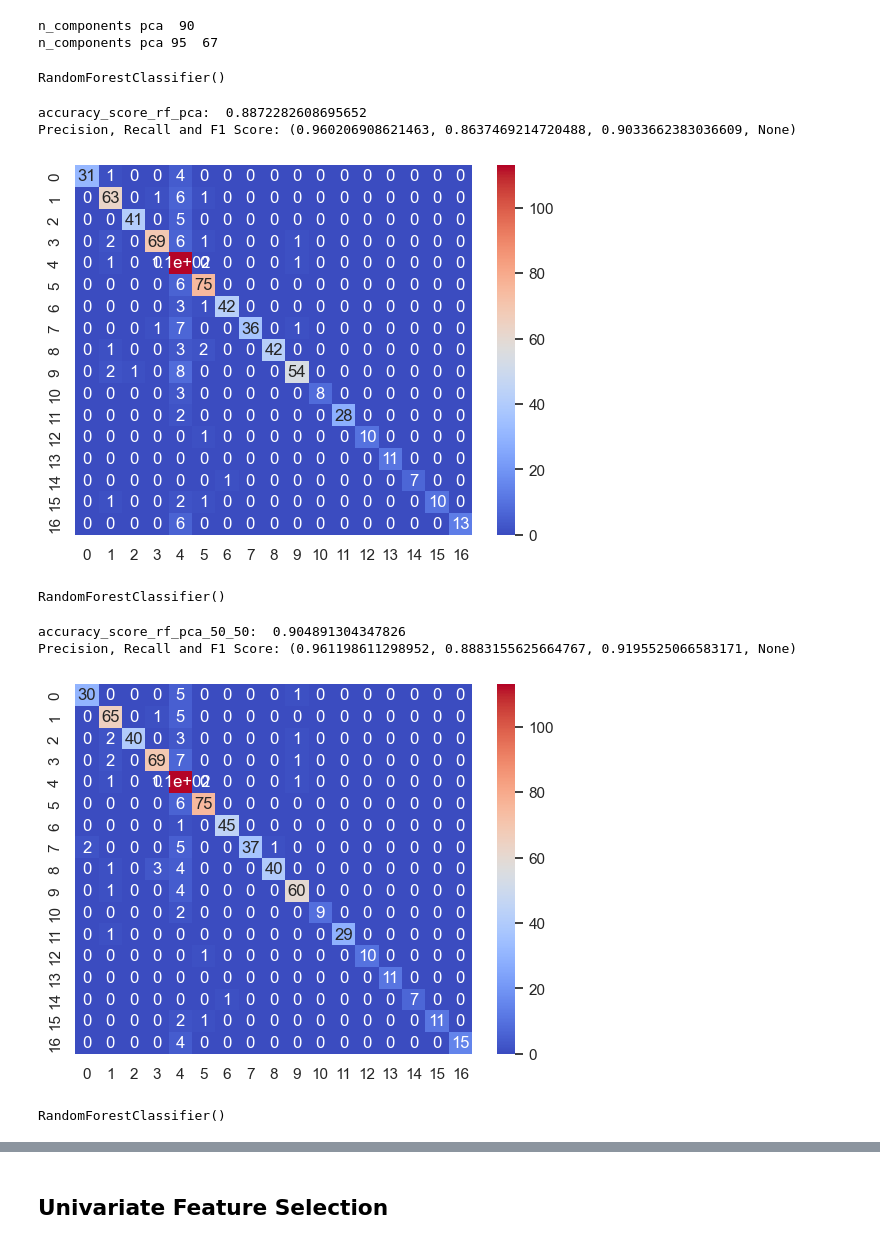
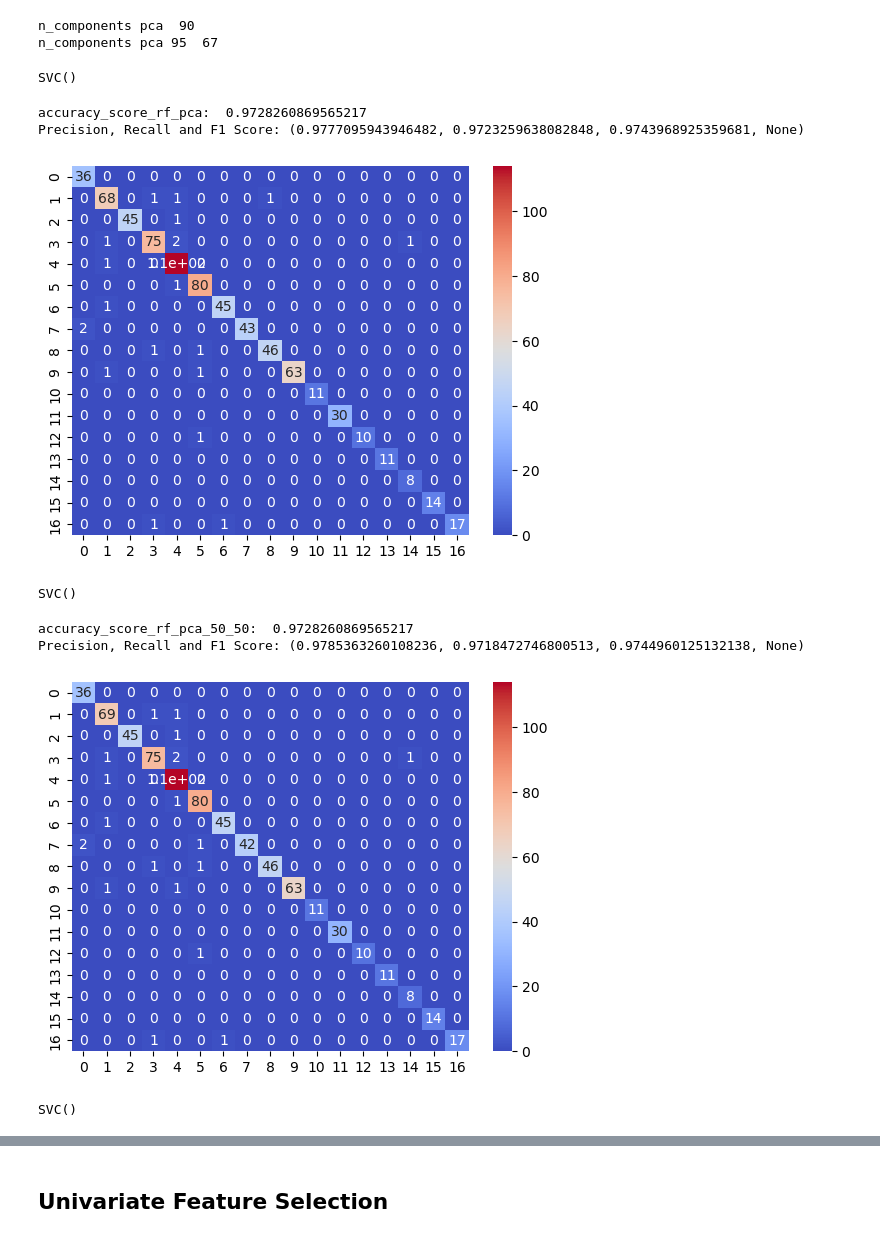
Before and after one commit to Tharusha-Lekamge/CS4622-ML-Labs, a Jupyter notebook: Lab01-Feature-Engineering/src/lab01.ipynb, the cells around one changed output, grey strips where cells are left out. Saved outputs shown, nothing was run; the diff lists cells and outputs as text; code cells hidden in the pictures.

```diff
--- a/Lab01-Feature-Engineering/src/lab01.ipynb
+++ b/Lab01-Feature-Engineering/src/lab01.ipynb
@@ -46,8 +50,10 @@ train.describe()
 # %%
 # Extracting x and y
 
-x_train = train.copy().drop(columns=["label_1", "label_2", "label_3", "label_4"])
-x_valid = valid.copy().drop(columns=["label_1", "label_2", "label_3", "label_4"])
+x_train = train.copy().drop(
+    columns=["label_1", "label_2", "label_3", "label_4"])
+x_valid = valid.copy().drop(
+    columns=["label_1", "label_2", "label_3", "label_4"])
 x_feature_names = ["feature_" + str(i) for i in range(1, 257)]
 
 iD_train = train["label_1"].to_frame()
@@ -86,13 +88,24 @@ label_2 17 0.05960729312762973
 label_3 2 0.007012622720897616
 label_4 14 0.049088359046283316
 # %%
-# Scaling all features using standardScalar
+# Scaling Features
 
-scaler_main = StandardScaler()
-scaler_main.fit(x_train)
+scaler_standard = StandardScaler()
+scaler_standard.fit(x_train)
 
-x_train_scaled = pd.DataFrame(scaler_main.transform(x_train), columns=x_feature_names)
-x_valid_scaled = pd.DataFrame(scaler_main.transform(x_valid), columns=x_feature_names)
+x_train_scaled_standard = pd.DataFrame(
+    scaler_standard.transform(x_train), columns=x_feature_names
+)
+x_valid_scaled_standard = pd.DataFrame(
+    scaler_standard.transform(x_valid), columns=x_feature_names
+)
+
+# Scaling using RobustScaler
+scaler_robust = RobustScaler()
+scaler_robust.fit(x_train)
+
+x_train_scaled = pd.DataFrame(scaler_robust.transform(x_train), columns=x_feature_names)
+x_valid_scaled = pd.DataFrame(scaler_robust.transform(x_valid), columns=x_feature_names)
 # %% [markdown]
 ## For Age as Continuous
 
@@ -320,7 +329,7 @@ age_y_valid_cat_encoded = label_encoder.transform(age_y_valid_cat)
 # %% [markdown]
 ## Initial
 # %%
-# Train a random forest classifier
+# Train a SVC on non-engineered Data
 
-rf_model_initial = RandomForestClassifier()
+rf_model_initial = SVC()
 rf_model_initial.fit(age_x_train_cat, age_y_train_cat_encoded)
@@ -526,48 +538,51 @@ n_components pca 95  67
 # %%
 # Train a Random forest
 
-rf_model_pca = RandomForestClassifier()
+rf_model_pca = SVC()
 rf_model_pca.fit(age_x_train_pca, age_y_train_cat_encoded)
 # %% [output]
-RandomForestClassifier()
+SVC()
 # %%
 # Make predictions on the test data - pca - 100
 y_pred_rf_pca = rf_model_pca.predict(age_x_valid_pca)
 
 # get accuracy score
 accuracy_score_rf_pca = accuracy_score(age_y_valid_cat_encoded, y_pred_rf_pca)
 print("accuracy_score_rf_pca: ", accuracy_score_rf_pca)
 # Get confusion matrix
-confusion_matrix_rf_pca = confusion_matrix(age_y_valid_cat_encoded, y_pred_rf_pca)
+confusion_matrix_rf_pca = confusion_matrix(
+    age_y_valid_cat_encoded, y_pred_rf_pca)
 
 # plot confusion matrix
 sns.heatmap(confusion_matrix_rf_pca, annot=True, cmap="coolwarm")
 
 # get precision, recall and f1 score
 precision_recall_fscore_rf_pca = precision_recall_fscore_support(
     age_y_valid_cat_encoded, y_pred_rf_pca, average="macro"
 )
 print("Precision, Recall and F1 Score:", precision_recall_fscore_rf_pca)
 # %% [output]
-accuracy_score_rf_pca:  0.8872282608695652
-Precision, Recall and F1 Score: (0.960206908621463, 0.8637469214720488, 0.9033662383036609, None)
+accuracy_score_rf_pca:  0.9728260869565217
+Precision, Recall and F1 Score: (0.9777095943946482, 0.9723259638082848, 0.9743968925359681, None)
-[figure, old version]
+[figure, new version]
 # %%
 # Train a Random forest
 
-rf_model_pca_50 = RandomForestClassifier()
+rf_model_pca_50 = SVC()
 rf_model_pca_50.fit(age_x_train_pca_50, age_y_train_cat_encoded)
 # %% [output]
-RandomForestClassifier()
+SVC()
 # %%
 # Make predictions on the test data - pca 50
 y_pred_rf_pca_50 = rf_model_pca_50.predict(age_x_valid_pca_50)
 
 # get accuracy score
-accuracy_score_rf_pca_50 = accuracy_score(age_y_valid_cat_encoded, y_pred_rf_pca_50)
+accuracy_score_rf_pca_50 = accuracy_score(
+    age_y_valid_cat_encoded, y_pred_rf_pca_50)
 print("accuracy_score_rf_pca_50_50: ", accuracy_score_rf_pca_50)
 # Get confusion matrix
-confusion_matrix_rf_pca_50 = confusion_matrix(age_y_valid_cat_encoded, y_pred_rf_pca_50)
+confusion_matrix_rf_pca_50 = confusion_matrix(
+    age_y_valid_cat_encoded, y_pred_rf_pca_50)
 
 # plot confusion matrix
 sns.heatmap(confusion_matrix_rf_pca_50, annot=True, cmap="coolwarm")
@@ -578,16 +593,16 @@ precision_recall_fscore_rf_pca_50 = precision_recall_fscore_support(
 )
 print("Precision, Recall and F1 Score:", precision_recall_fscore_rf_pca_50)
 # %% [output]
-accuracy_score_rf_pca_50_50:  0.904891304347826
-Precision, Recall and F1 Score: (0.961198611298952, 0.8883155625664767, 0.9195525066583171, None)
+accuracy_score_rf_pca_50_50:  0.9728260869565217
+Precision, Recall and F1 Score: (0.9785363260108236, 0.9718472746800513, 0.9744960125132138, None)
-[figure, old version]
+[figure, new version]
 # %%
 # Train a Random forest
 
-rf_model_pca_90 = RandomForestClassifier()
+rf_model_pca_90 = SVC()
 rf_model_pca_90.fit(age_x_train_pca_90, age_y_train_cat_encoded)
 # %% [output]
-RandomForestClassifier()
+SVC()
 # %%
 # Make predictions on the test data - pca 90
 y_pred_rf_pca_90 = rf_model_pca_90.predict(age_x_valid_pca_90)
```
Also changed, not shown: parts of 28 cells of this notebook.
